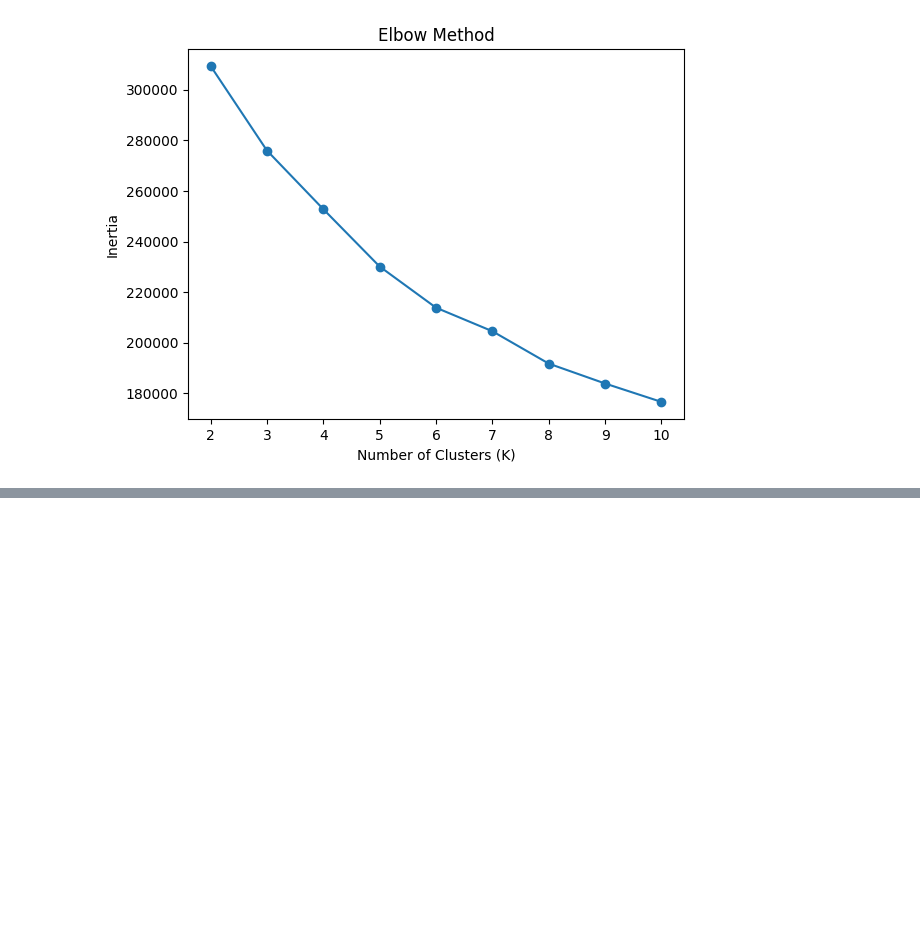
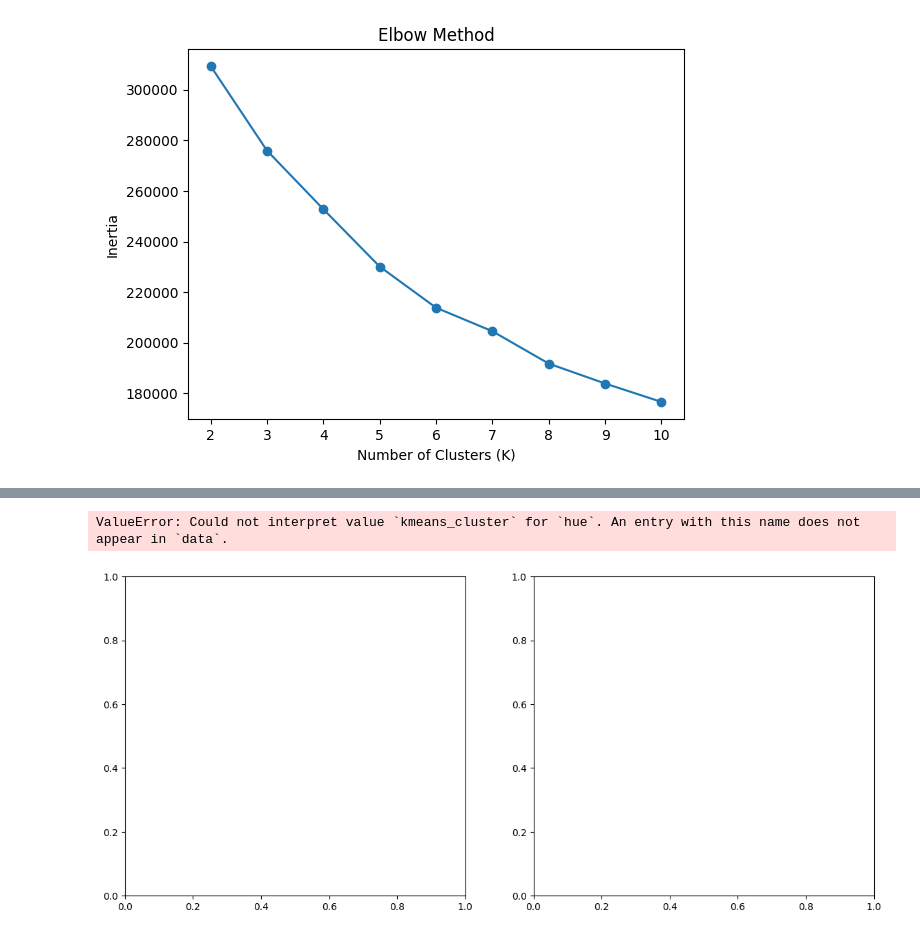
Before and after one commit to Gajalakshmi993/Harvard_Project, a Jupyter notebook: Diamond3_Encode.ipynb, the cells around one changed output, grey strips where cells are left out. Saved outputs shown, nothing was run; the diff lists cells and outputs as text; code cells hidden in the pictures; blank space fills up the shorter version.

```diff
--- a/Diamond3_Encode.ipynb
+++ b/Diamond3_Encode.ipynb
@@ -306,3 +307,34 @@ pca_components = pca.fit_transform(cluster_scaled)
 
 df['PC1'] = pca_components[:, 0]
 df['PC2'] = pca_components[:, 1]
+# %%
+import matplotlib.pyplot as plt
+import seaborn as sns
+
+fig, axes = plt.subplots(1, 2, figsize=(14, 6))
+
+# KMeans plot
+sns.scatterplot(
+    x='PC1', y='PC2',
+    hue='kmeans_cluster',
+    data=df,
+    palette='Set2',
+    ax=axes[0]
+)
+axes[0].set_title('KMeans Clustering (PCA Projection)')
+
+# DBSCAN plot
+sns.scatterplot(
+    x='PC1', y='PC2',
+    hue='dbscan_cluster',
+    data=df,
+    palette='tab10',
+    ax=axes[1]
+)
+axes[1].set_title('DBSCAN Clustering (PCA Projection)')
+
+plt.tight_layout()
+plt.show()
+# %% [output]
+ValueError: Could not interpret value `kmeans_cluster` for `hue`. An entry with this name does not appear in `data`.
+[figure, added]
```
Also changed, not shown: parts of 12 cells of this notebook.
